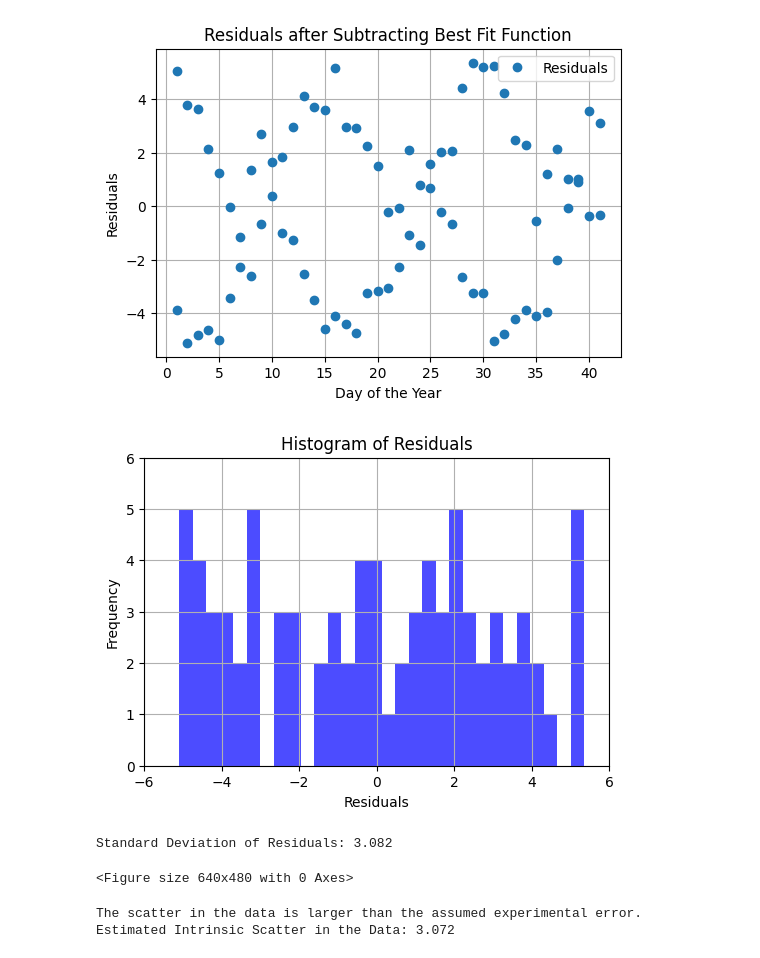
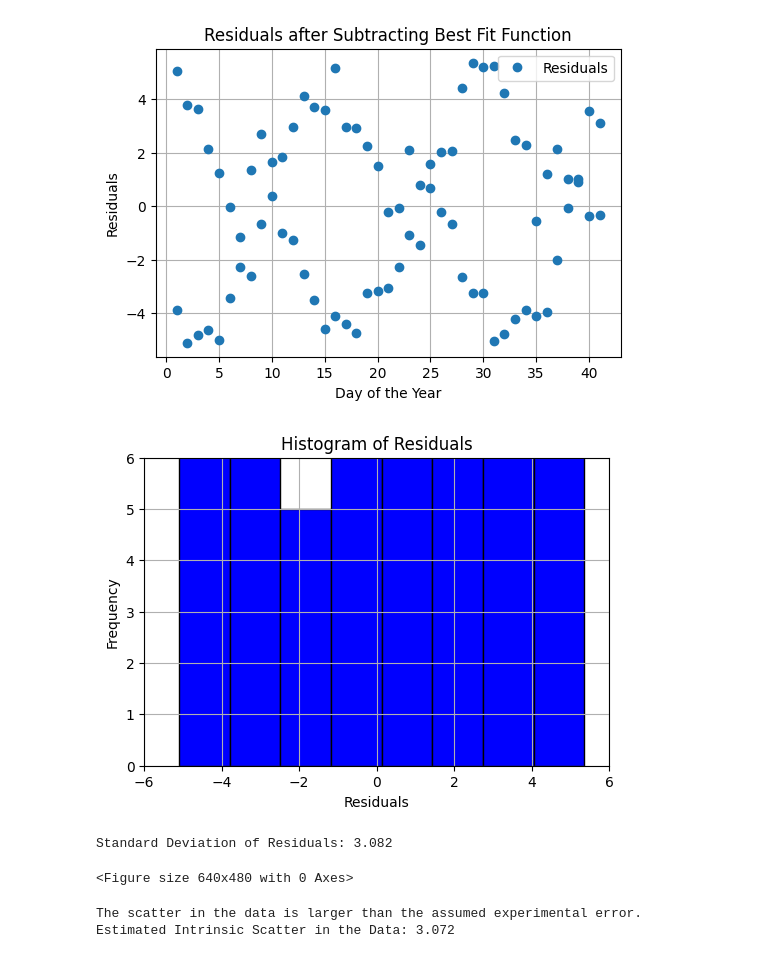
Before and after one commit to lily-wohlstadter/astr19groupproject, a Jupyter notebook: Group Project.ipynb, the cells around one changed output. Cells and saved outputs as stored; diff of their text form; code cells hidden in the pictures.

```diff
--- a/Group Project.ipynb
+++ b/Group Project.ipynb
@@ -123,21 +123,21 @@ plt.show()
 # %%
 #plot histogram of residuals
 plt.figure(figsize=(6, 4))
-plt.hist(residuals, bins=30, color='blue', alpha=0.7)
+plt.hist(residuals, bins='auto', color='blue', edgecolor='black', alpha=0.7)
 plt.axis([-6,6, 0,6])
 plt.xlabel('Residuals')
 plt.ylabel('Frequency')
 plt.title('Histogram of Residuals')
 plt.grid(True)
 plt.show()
 plt.savefig('histogramofresiduals.pdf')
 
 
 #calculate the standard deviation of residuals
 residuals_std = np.std(residuals)
 print(f'Standard Deviation of Residuals: {residuals_std:.3f}')
 # %% [output]
-[figure, old version]
+[figure, new version]
 Standard Deviation of Residuals: 3.082
 <Figure size 640x480 with 0 Axes>
 # %%
```
Also changed, not shown: parts of 1 cell of this notebook.
